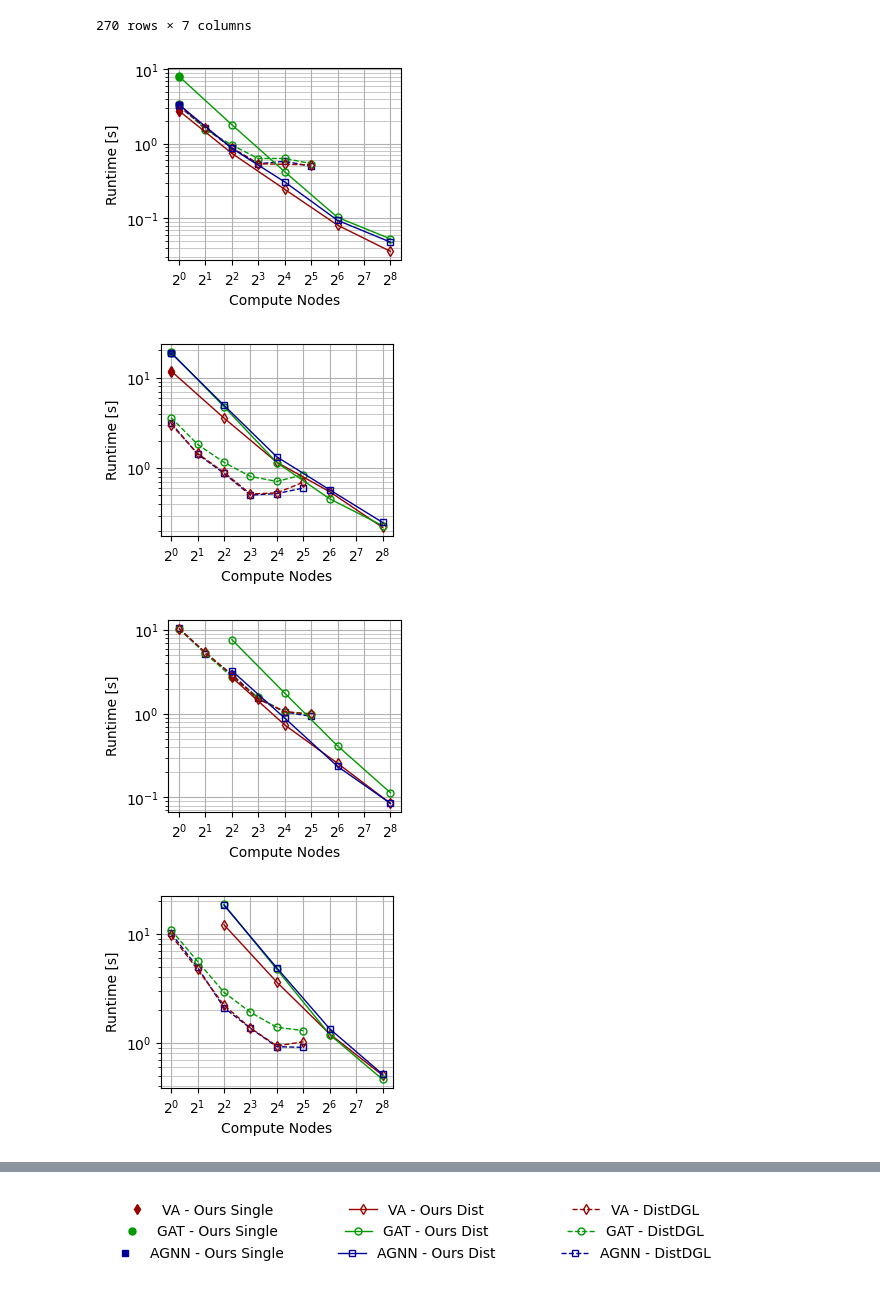
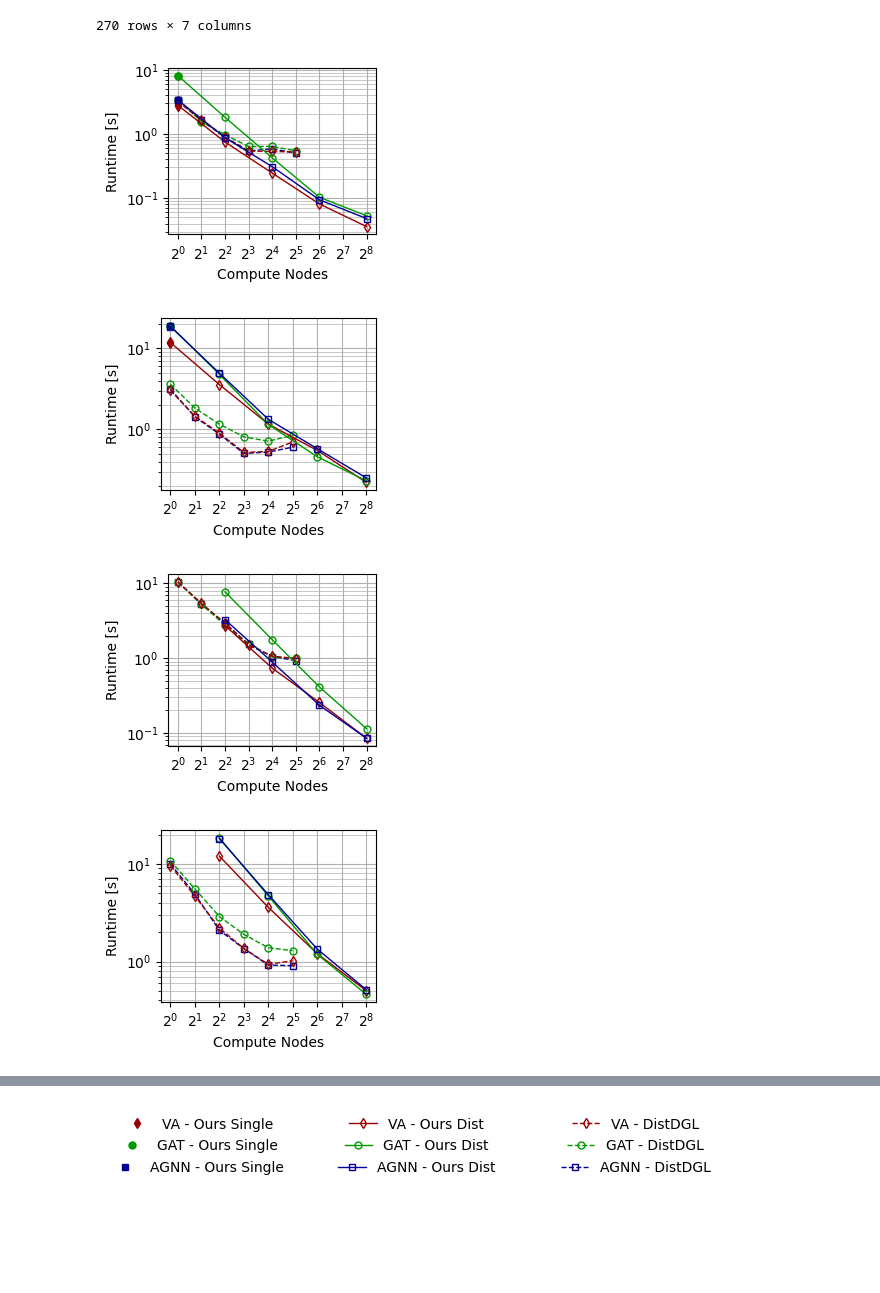
Before and after one commit to C-TC/master_thesis, a Jupyter notebook: results/scaling/strong/plot.ipynb, the cells around one changed output, grey strips where cells are left out. Saved outputs shown, nothing was run; the diff lists cells and outputs as text; code cells hidden in the pictures; blank space fills up the shorter version.

```diff
--- a/results/scaling/strong/plot.ipynb
+++ b/results/scaling/strong/plot.ipynb
@@ -121,32 +121,32 @@ def get_col_mar_lst_mfc(algo, model):
 # %%
 
 for v, e in graphs:
     for feat in [16, 128]:
         fig, ax = plt.subplots(1, 1, figsize=(3, 2.5))
+        ax.set_xlabel("Compute Nodes")
+        ax.set_ylabel("Runtime [s]")
+        ax.grid(which = "major")
+        ax.grid(which = "minor", linewidth = 0.5)
+        # Configure x-axis
+        ax.set_xscale("log", base = 2)
+        ax.set_xticks([2**x for x in range(9)])
+        # Configure y-axis
+        ax.set_yscale("log", base = 10)
         for method in data['method'].unique():
             curr_method = data[data['method'] == method]
             for model in curr_method['model'].unique():
                 curr_model = curr_method[curr_method['model'] == model]
                 cur_data = curr_model[(curr_model['vertices'] == v) & (curr_model['edges'] == e) & (curr_model['features'] == feat)].sort_values(by=['nodes'])
                 # print(cur_data)
                 # replace duplicated data with median value
                 cur_data = cur_data.groupby(cur_data.columns.drop('runtime').tolist()).median().reset_index()
                 col, mar, lst, mfc = get_col_mar_lst_mfc(method, model)
                 ax.plot(cur_data['nodes'], cur_data['runtime'], label=model, color=col, marker=mar, linestyle=lst, markerfacecolor=mfc, markersize=5, linewidth=1)
 
-        ax.grid(which = "major")
-        ax.grid(which = "minor", linewidth = 0.5)
-        # Configure x-axis
-        ax.set_xscale("log", base = 2)
-        ax.set_xlabel("Compute Nodes")
-        ax.set_xticks([2**x for x in range(9)])
-        # Configure y-axis
-        ax.set_yscale("log", base = 10)
-        ax.set_ylabel("Runtime [s]")
-
+        plt.tight_layout()
         plt.savefig("kronecker_strong_scaling_n=%d_k=%d.pdf" % (v, feat))
 # %% [output]
-[figure, old version]
+[figure, new version]
-[figure, old version]
+[figure, new version]
-[figure, old version]
+[figure, new version]
-[figure, old version]
+[figure, new version]
```
Also changed, not shown: parts of 1 cell of this notebook, 37 other files.
